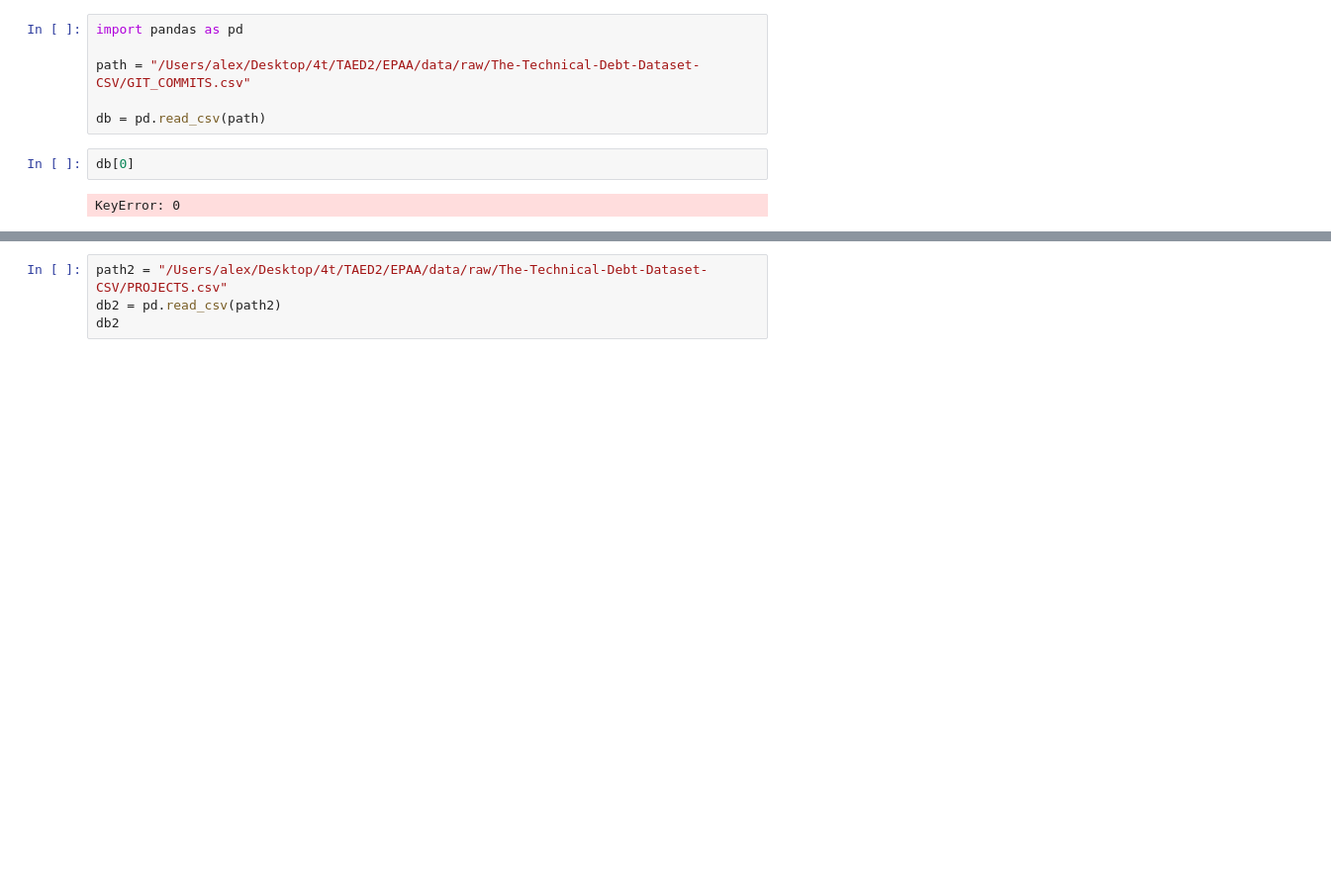
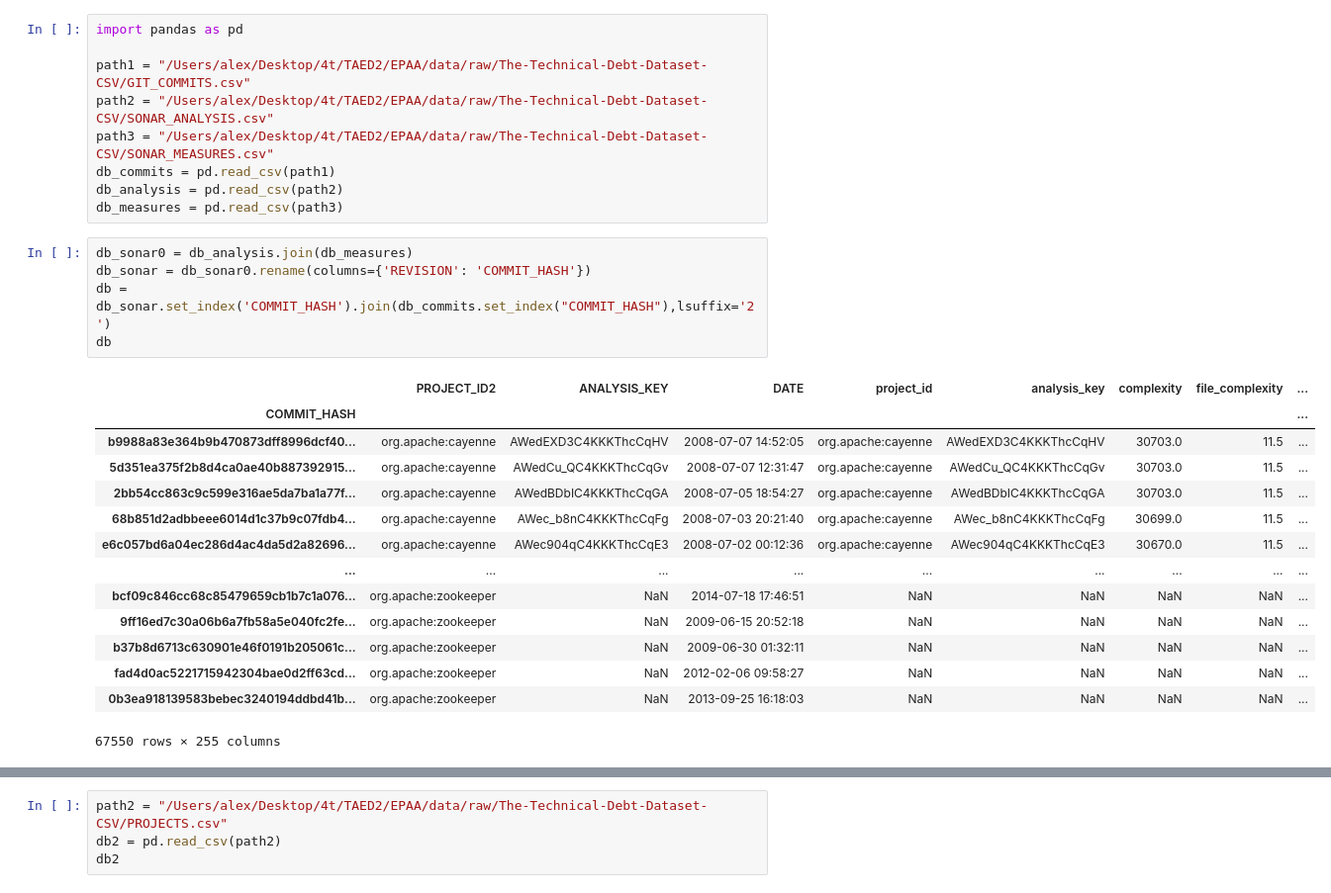
Before and after one commit to megaelius/EPAA, a Jupyter notebook: notebooks/TAED2_test_alex.ipynb, the cells around one changed output, grey strips where cells are left out. Shown: that part at 99% size. Saved outputs shown, nothing was run; the diff lists cells and outputs as text; blank space fills up the shorter version.

```diff
--- a/notebooks/TAED2_test_alex.ipynb
+++ b/notebooks/TAED2_test_alex.ipynb
@@ -1,10 +1,29 @@
 # %%
 import pandas as pd
 
-path = "/Users/alex/Desktop/4t/TAED2/EPAA/data/raw/The-Technical-Debt-Dataset-CSV/GIT_COMMITS.csv"
-
-db = pd.read_csv(path)
+path1 = "/Users/alex/Desktop/4t/TAED2/EPAA/data/raw/The-Technical-Debt-Dataset-CSV/GIT_COMMITS.csv"
+path2 = "/Users/alex/Desktop/4t/TAED2/EPAA/data/raw/The-Technical-Debt-Dataset-CSV/SONAR_ANALYSIS.csv"
+path3 = "/Users/alex/Desktop/4t/TAED2/EPAA/data/raw/The-Technical-Debt-Dataset-CSV/SONAR_MEASURES.csv"
+db_commits = pd.read_csv(path1)
+db_analysis = pd.read_csv(path2)
+db_measures = pd.read_csv(path3)
-# %%
-db[0]
-# %% [output]
-KeyError: 0
+# %%
+db_sonar0 = db_analysis.join(db_measures)
+db_sonar = db_sonar0.rename(columns={'REVISION': 'COMMIT_HASH'})
+db = db_sonar.set_index('COMMIT_HASH').join(db_commits.set_index("COMMIT_HASH"),lsuffix='2')
+db
+# %% [output]
+|  | PROJECT_ID2 | ANALYSIS_KEY | DATE | project_id | analysis_key | complexity | file_complexity | ... |
+| COMMIT_HASH |  |  |  |  |  |  |  | ... |
+| b9988a83e364b9b470873dff8996dcf40... | org.apache:cayenne | AWedEXD3C4KKKThcCqHV | 2008-07-07 14:52:05 | org.apache:cayenne | AWedEXD3C4KKKThcCqHV | 30703.0 | 11.5 | ... |
+| 5d351ea375f2b8d4ca0ae40b887392915... | org.apache:cayenne | AWedCu_QC4KKKThcCqGv | 2008-07-07 12:31:47 | org.apache:cayenne | AWedCu_QC4KKKThcCqGv | 30703.0 | 11.5 | ... |
+| 2bb54cc863c9c599e316ae5da7ba1a77f... | org.apache:cayenne | AWedBDbIC4KKKThcCqGA | 2008-07-05 18:54:27 | org.apache:cayenne | AWedBDbIC4KKKThcCqGA | 30703.0 | 11.5 | ... |
+| 68b851d2adbbeee6014d1c37b9c07fdb4... | org.apache:cayenne | AWec_b8nC4KKKThcCqFg | 2008-07-03 20:21:40 | org.apache:cayenne | AWec_b8nC4KKKThcCqFg | 30699.0 | 11.5 | ... |
+| e6c057bd6a04ec286d4ac4da5d2a82696... | org.apache:cayenne | AWec904qC4KKKThcCqE3 | 2008-07-02 00:12:36 | org.apache:cayenne | AWec904qC4KKKThcCqE3 | 30670.0 | 11.5 | ... |
+| ... | ... | ... | ... | ... | ... | ... | ... | ... |
+| bcf09c846cc68c85479659cb1b7c1a076... | org.apache:zookeeper | NaN | 2014-07-18 17:46:51 | NaN | NaN | NaN | NaN | ... |
+| 9ff16ed7c30a06b6a7fb58a5e040fc2fe... | org.apache:zookeeper | NaN | 2009-06-15 20:52:18 | NaN | NaN | NaN | NaN | ... |
+| b37b8d6713c630901e46f0191b205061c... | org.apache:zookeeper | NaN | 2009-06-30 01:32:11 | NaN | NaN | NaN | NaN | ... |
+| fad4d0ac5221715942304bae0d2ff63cd... | org.apache:zookeeper | NaN | 2012-02-06 09:58:27 | NaN | NaN | NaN | NaN | ... |
+| 0b3ea918139583bebec3240194ddbd41b... | org.apache:zookeeper | NaN | 2013-09-25 16:18:03 | NaN | NaN | NaN | NaN | ... |
+67550 rows × 255 columns
```
Also changed, not shown: parts of 3 cells of this notebook.
